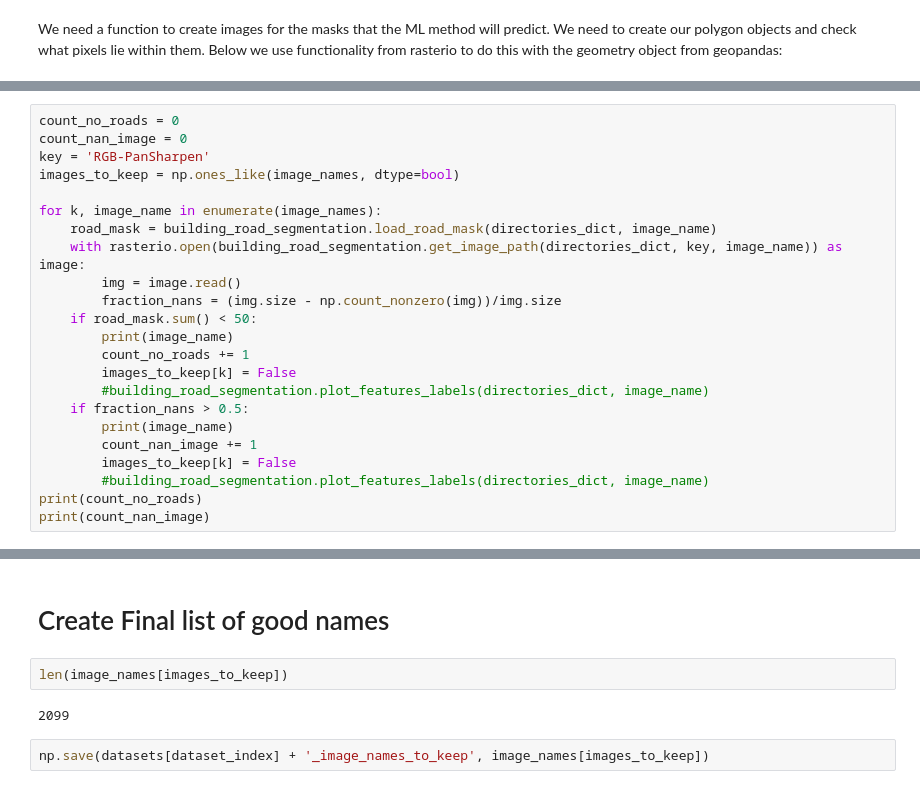
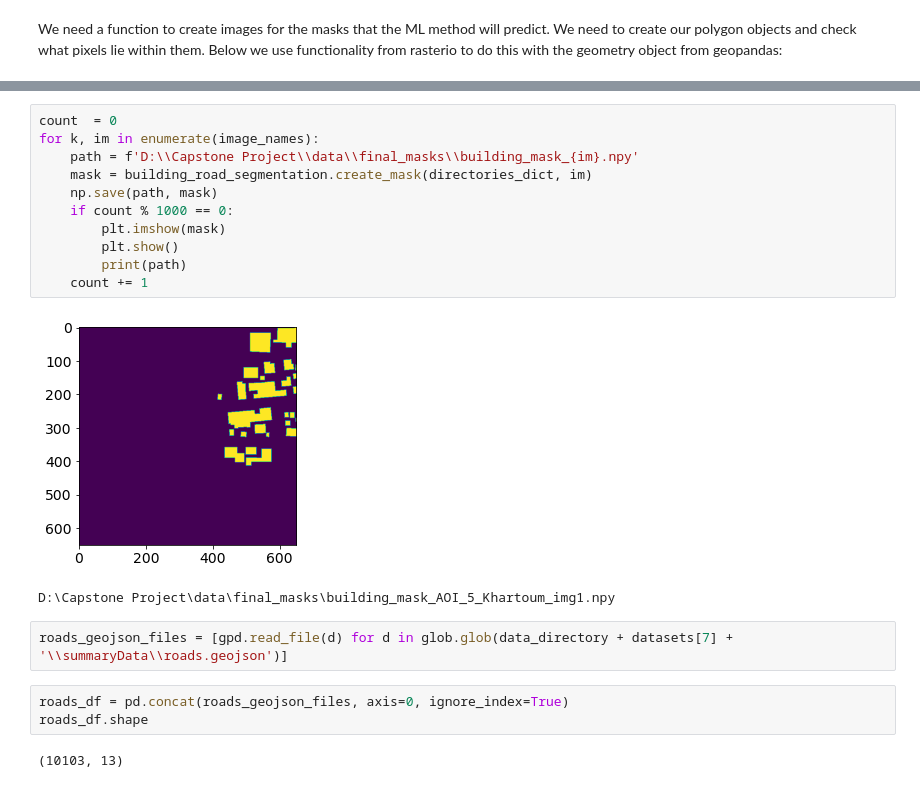
Before and after one commit to Luke-Pratley/building_road_segmentation, a Jupyter notebook: data_cleaning_EDA/data-wrangling_buildings.ipynb, the cells around one changed output, grey strips where cells are left out. Drawn from its saved outputs; the diff is of its cells as text.

```diff
--- a/data_cleaning_EDA/data-wrangling_buildings.ipynb
+++ b/data_cleaning_EDA/data-wrangling_buildings.ipynb
@@ -386,23 +391,0 @@ len(image_names)
-# %%
-count_no_roads = 0
-count_nan_image = 0
-key = 'RGB-PanSharpen'
-images_to_keep = np.ones_like(image_names, dtype=bool)
-
-for k, image_name in enumerate(image_names):
-    road_mask = building_road_segmentation.load_road_mask(directories_dict, image_name)
-    with rasterio.open(building_road_segmentation.get_image_path(directories_dict, key, image_name)) as image:
-        img = image.read()
-        fraction_nans = (img.size - np.count_nonzero(img))/img.size
-    if road_mask.sum() < 50:
-        print(image_name)
-        count_no_roads += 1
-        images_to_keep[k] = False
-        #building_road_segmentation.plot_features_labels(directories_dict, image_name)
-    if fraction_nans > 0.5:
-        print(image_name)
-        count_nan_image += 1
-        images_to_keep[k] = False
-        #building_road_segmentation.plot_features_labels(directories_dict, image_name)
-print(count_no_roads)
-print(count_nan_image)
@@ -427,8 +392,21 @@ AOI_2_Vegas_img998
-# %% [markdown]
-# Create Final list of good names
-# %%
-len(image_names[images_to_keep])
-# %% [output]
-2099
-# %%
-np.save(datasets[dataset_index] + '_image_names_to_keep', image_names[images_to_keep])
+# %%
+count  = 0
+for k, im in enumerate(image_names):
+    path = f'D:\\Capstone Project\\data\\final_masks\\building_mask_{im}.npy'
+    mask = building_road_segmentation.create_mask(directories_dict, im)
+    np.save(path, mask)
+    if count % 1000 == 0:
+        plt.imshow(mask)
+        plt.show()
+        print(path)
+    count += 1
+# %% [output]
+[figure, added]
+D:\Capstone Project\data\final_masks\building_mask_AOI_5_Khartoum_img1.npy
+# %%
+roads_geojson_files = [gpd.read_file(d) for d in glob.glob(data_directory + datasets[7] + '\\summaryData\\roads.geojson')]
+# %%
+roads_df = pd.concat(roads_geojson_files, axis=0, ignore_index=True)
+roads_df.shape
+# %% [output]
+(10103, 13)
```
Also changed, not shown: parts of 46 cells of this notebook.
